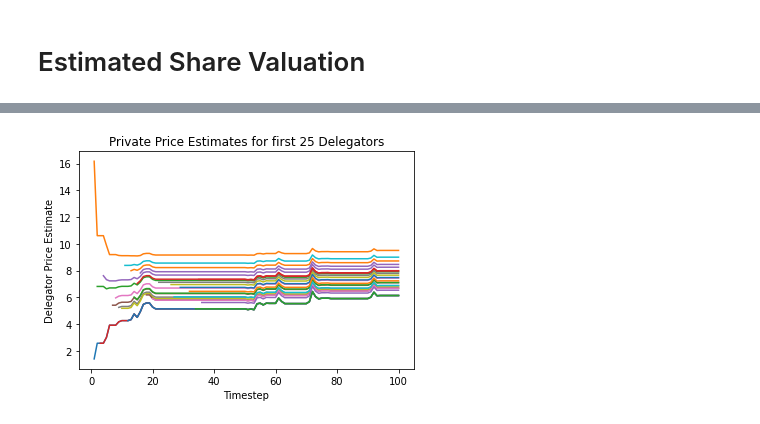
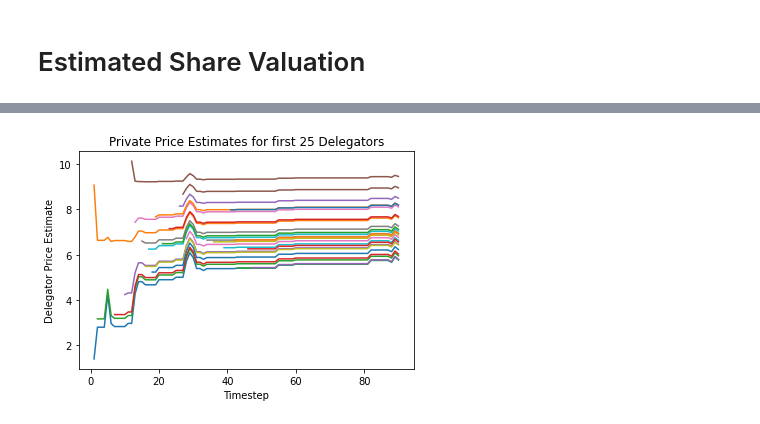
Before and after one commit to BlockScience/TheGraph, a Jupyter notebook: experiment.ipynb, the cells around one changed output, grey strips where cells are left out. Cells and saved outputs as stored; diff of their text form; code cells hidden in the pictures.

```diff
--- a/experiment.ipynb
+++ b/experiment.ipynb
@@ -218,19 +220,19 @@ time: 94 ms (started: 2021-05-19 14:46:58 -04:00)
 # %%
 import matplotlib.pylab as plt
 
 for i in range(0,25):
 
-    d = df['private_prices'][700][i]
+    d = df['private_prices'][630][i]
 
     lists = sorted(d.items()) # sorted by key, return a list of tuples
 
     x, y = zip(*lists) # unpack a list of pairs into two tuples
 
     plt.plot(x, y)
 plt.title('Private Price Estimates for first 25 Delegators')
 plt.ylabel('Delegator Price Estimate')
 plt.xlabel('Timestep')
 
 plt.show()
 # %% [output]
-[figure, old version]
+[figure, new version]
```
Also changed, not shown: parts of 20 cells of this notebook, 3 other files.
